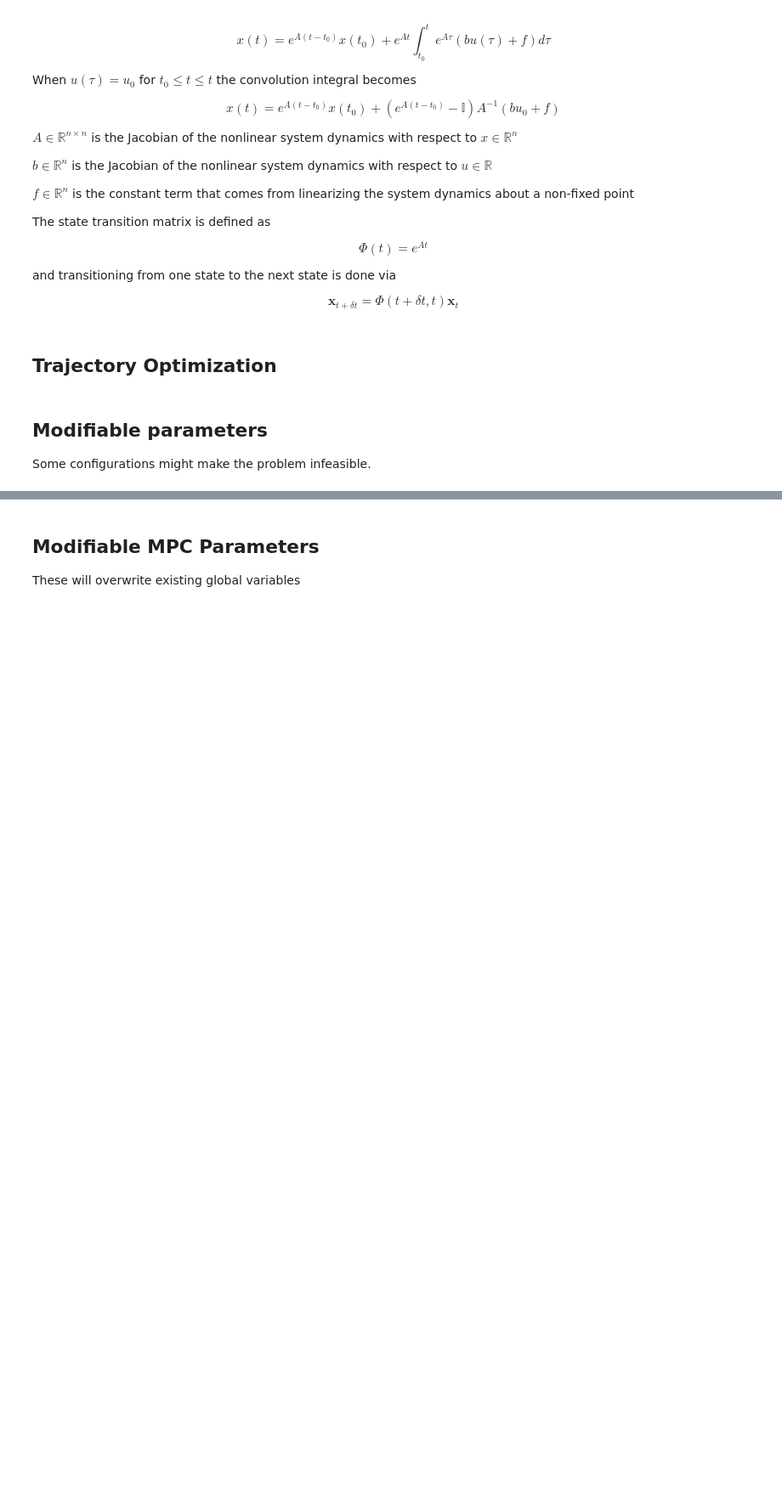
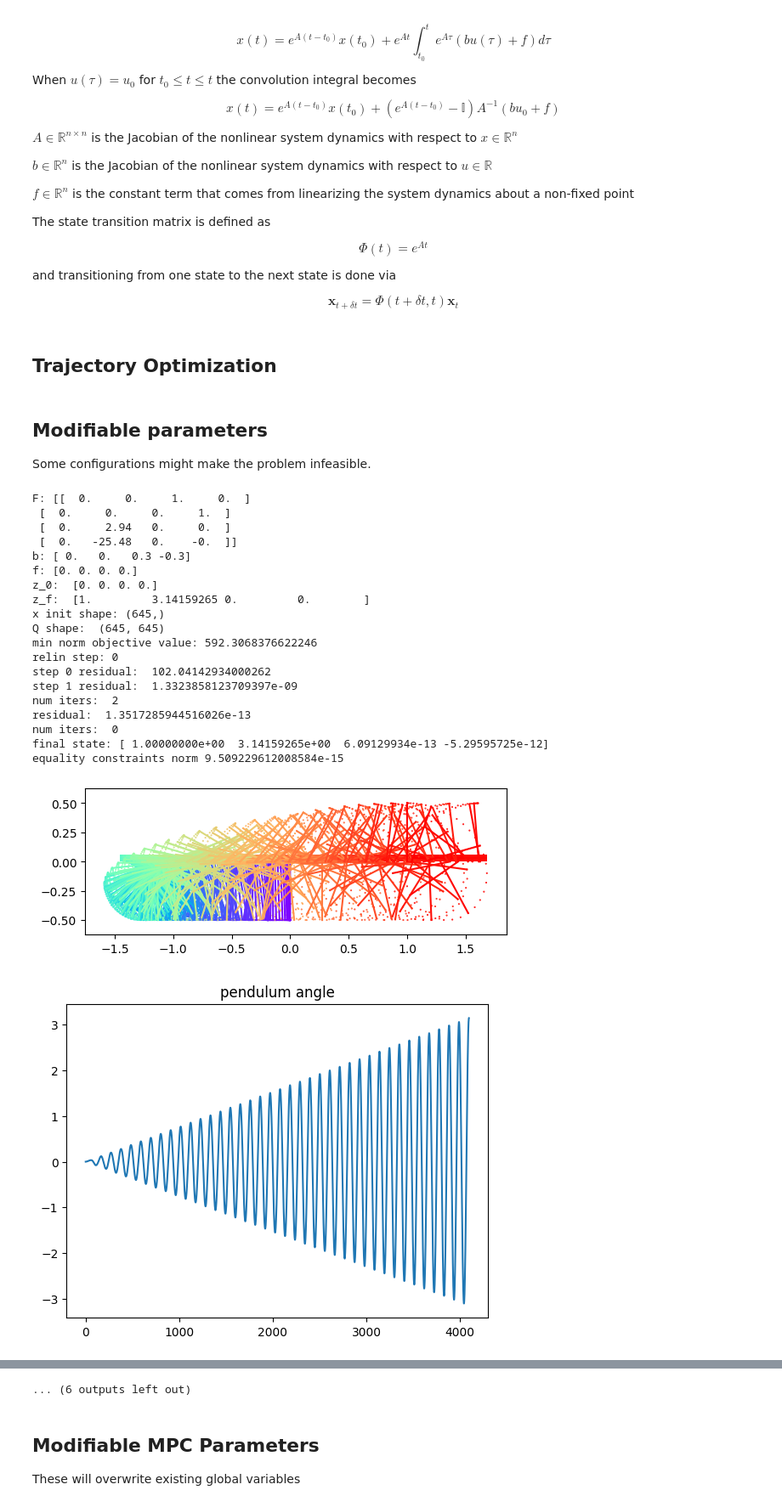
Before and after one commit to therealjtgill/traj_opt, a Jupyter notebook: cartpole_traj_opt.ipynb, the cells around one changed output, grey strips where cells are left out. Shown at 85% size. Saved outputs shown, nothing was run; the diff lists cells and outputs as text; code cells hidden in the pictures; blank space fills up the shorter version.

```diff
--- a/cartpole_traj_opt.ipynb
+++ b/cartpole_traj_opt.ipynb
@@ -844,12 +879,12 @@ def better_cartpole_trajectory_optimizer(N, T, effort_weights, u_min, u_max, z_0
         x_temp = np.dot(np.transpose(A), np.linalg.solve(np.dot(A, np.transpose(A)), c))
 
         if plot_stuff:
-            print("janky minimum norm solution to relinearized problem")
-            dt = T / (N * 32)
-            dense_zs = [z for z in np.reshape(x_temp[N + 1:], ((N + 1), state_vec_size))]
-            print("equality constraints norm", np.linalg.norm(np.dot(A, x_temp) - c))
-            plot_pendulum_time_sequence(dense_zs, l_pend, 2)
-            plot_control_input(x_temp[:N + 1], dt, t_0, T)
+            # print("janky minimum norm solution to relinearized problem")
+            # dt = T / (N * 32)
+            # dense_zs = [z for z in np.reshape(x_temp[N + 1:], ((N + 1), state_vec_size))]
+            # print("equality constraints norm", np.linalg.norm(np.dot(A, x_temp) - c))
+            # plot_pendulum_time_sequence(dense_zs, l_pend, 2)
+            # plot_control_input(x_temp[:N + 1], dt, t_0, T)
             obj, _, _ = calculate_obj_grad_hess(Q, x_temp, barrier_t, u_min, u_max, N, False)
             print("min norm objective value:", obj)
 
@@ -897,7 +932,7 @@ def better_cartpole_trajectory_optimizer(N, T, effort_weights, u_min, u_max, z_0
         # from the decision variable
         zs = zs[:-4]
         zs = np.reshape(zs, (N, 4))
-        Fs, bs, f_0s = linearize_about_trajectory(zs, us, u_max, m_cart, m_pend, l_pend)
+        Fs, bs, f_0s = linearize_about_trajectory(zs, us, u_max, dt, m_cart, m_pend, l_pend)
 
         # insert linearization from initial state into system constants
         Fs = Fs[1:]
@@ -950,4 +985,26 @@ l_pend = 0.5
 # %%
 # cartpole_trajectory_optimizer(N, T, control_weighting, u_min, u_max, z_0, z_final, m_pend, m_cart, l_pend, filename="default_config")
 # %%
-better_cartpole_trajectory_optimizer(N, T, control_weighting, u_min, u_max, z_0, z_final, m_pend, m_cart, l_pend, filename="ohyeah", num_relins=2)
+better_cartpole_trajectory_optimizer(N, T, control_weighting, u_min, u_max, z_0, z_final, m_pend, m_cart, l_pend, filename="ohyeah", num_relins=20)
+# %% [output]
+F: [[  0.     0.     1.     0.  ]
+ [  0.     0.     0.     1.  ]
+ [  0.     2.94   0.     0.  ]
+ [  0.   -25.48   0.    -0.  ]]
+b: [ 0.   0.   0.3 -0.3]
+f: [0. 0. 0. 0.]
+z_0:  [0. 0. 0. 0.]
+z_f:  [1.         3.14159265 0.         0.        ]
+x init shape: (645,)
+Q shape:  (645, 645)
+min norm objective value: 592.3068376622246
+relin step: 0
+step 0 residual:  102.04142934000262
+step 1 residual:  1.3323858123709397e-09
+num iters:  2
+residual:  1.3517285944516026e-13
+num iters:  0
+final state: [ 1.00000000e+00  3.14159265e+00  6.09129934e-13 -5.29595725e-12]
+equality constraints norm 9.509229612008584e-15
+[figure, added]
+[figure, added]
@@ -954,3 +1055,4 @@ better_cartpole_trajectory_optimizer(N, T, control_weighting, u_min, u_max, z_0,
+... (6 outputs left out)
 # %%
 def find_feasible_times():
     # Number of timesteps
```
Also changed, not shown: parts of 4 cells of this notebook.
